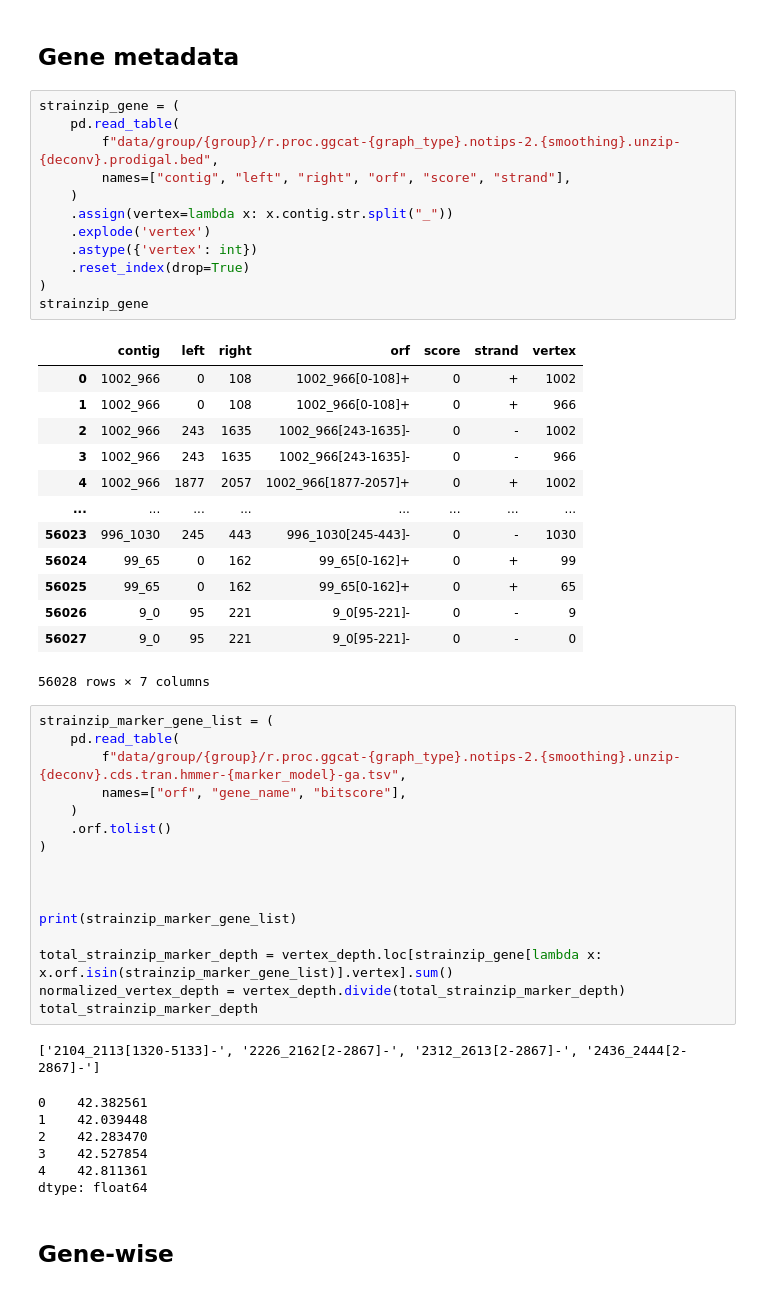
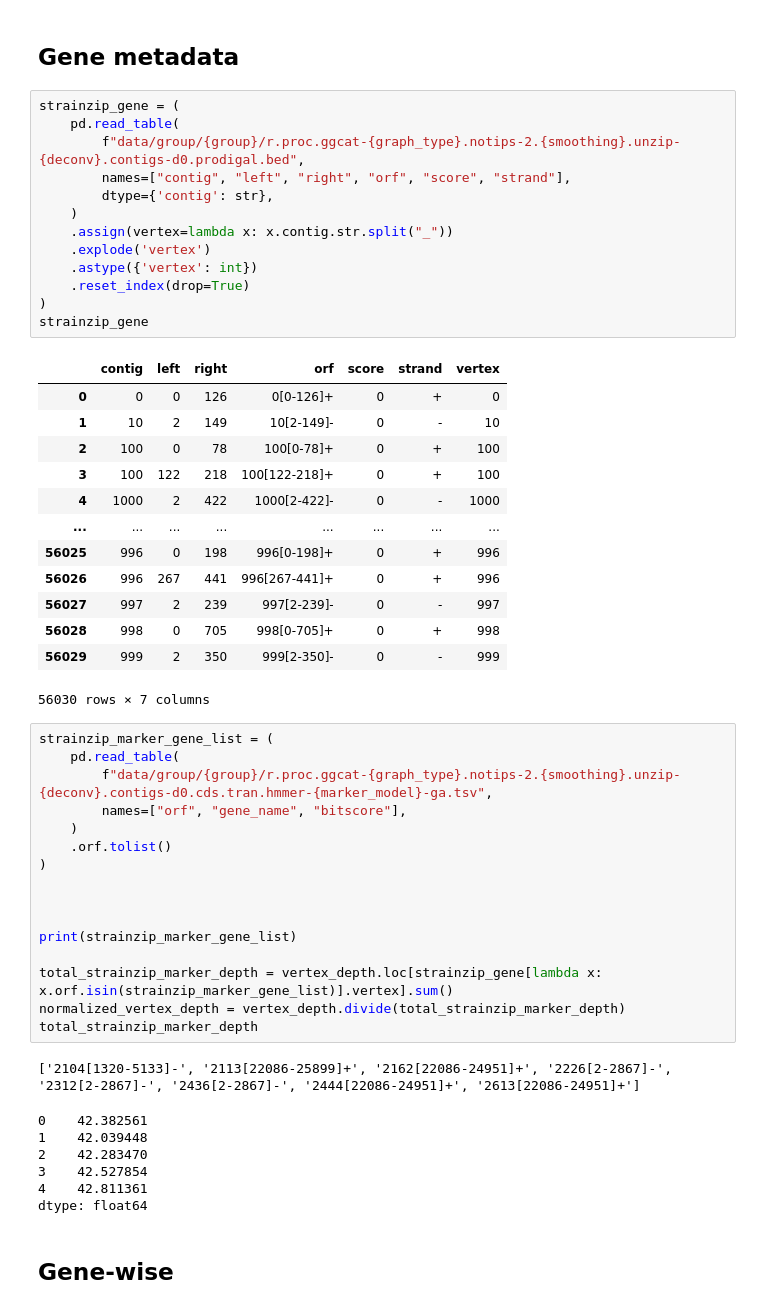
Before and after one commit to bsmith89/strain-aware-assembly, a Jupyter notebook: nb/explore_depth_estimates.ipynb, the cells around one changed output. Cells and saved outputs as stored; diff of their text form.

```diff
--- a/nb/explore_depth_estimates.ipynb
+++ b/nb/explore_depth_estimates.ipynb
@@ -84,33 +84,34 @@ Wall time: 143 ms
 # %%
 strainzip_gene = (
     pd.read_table(
-        f"data/group/{group}/r.proc.ggcat-{graph_type}.notips-2.{smoothing}.unzip-{deconv}.prodigal.bed",
+        f"data/group/{group}/r.proc.ggcat-{graph_type}.notips-2.{smoothing}.unzip-{deconv}.contigs-d0.prodigal.bed",
         names=["contig", "left", "right", "orf", "score", "strand"],
+        dtype={'contig': str},
     )
     .assign(vertex=lambda x: x.contig.str.split("_"))
     .explode('vertex')
     .astype({'vertex': int})
     .reset_index(drop=True)
 )
 strainzip_gene
 # %% [output]
 |  | contig | left | right | orf | score | strand | vertex |
-| 0 | 1002_966 | 0 | 108 | 1002_966[0-108]+ | 0 | + | 1002 |
-| 1 | 1002_966 | 0 | 108 | 1002_966[0-108]+ | 0 | + | 966 |
-| 2 | 1002_966 | 243 | 1635 | 1002_966[243-1635]- | 0 | - | 1002 |
-| 3 | 1002_966 | 243 | 1635 | 1002_966[243-1635]- | 0 | - | 966 |
-| 4 | 1002_966 | 1877 | 2057 | 1002_966[1877-2057]+ | 0 | + | 1002 |
+| 0 | 0 | 0 | 126 | 0[0-126]+ | 0 | + | 0 |
+| 1 | 10 | 2 | 149 | 10[2-149]- | 0 | - | 10 |
+| 2 | 100 | 0 | 78 | 100[0-78]+ | 0 | + | 100 |
+| 3 | 100 | 122 | 218 | 100[122-218]+ | 0 | + | 100 |
+| 4 | 1000 | 2 | 422 | 1000[2-422]- | 0 | - | 1000 |
 | ... | ... | ... | ... | ... | ... | ... | ... |
-| 56023 | 996_1030 | 245 | 443 | 996_1030[245-443]- | 0 | - | 1030 |
-| 56024 | 99_65 | 0 | 162 | 99_65[0-162]+ | 0 | + | 99 |
-| 56025 | 99_65 | 0 | 162 | 99_65[0-162]+ | 0 | + | 65 |
-| 56026 | 9_0 | 95 | 221 | 9_0[95-221]- | 0 | - | 9 |
-| 56027 | 9_0 | 95 | 221 | 9_0[95-221]- | 0 | - | 0 |
+| 56025 | 996 | 0 | 198 | 996[0-198]+ | 0 | + | 996 |
+| 56026 | 996 | 267 | 441 | 996[267-441]+ | 0 | + | 996 |
+| 56027 | 997 | 2 | 239 | 997[2-239]- | 0 | - | 997 |
+| 56028 | 998 | 0 | 705 | 998[0-705]+ | 0 | + | 998 |
+| 56029 | 999 | 2 | 350 | 999[2-350]- | 0 | - | 999 |
-56028 rows × 7 columns
+56030 rows × 7 columns
 # %%
 strainzip_marker_gene_list = (
     pd.read_table(
-        f"data/group/{group}/r.proc.ggcat-{graph_type}.notips-2.{smoothing}.unzip-{deconv}.cds.tran.hmmer-{marker_model}-ga.tsv",
+        f"data/group/{group}/r.proc.ggcat-{graph_type}.notips-2.{smoothing}.unzip-{deconv}.contigs-d0.cds.tran.hmmer-{marker_model}-ga.tsv",
         names=["orf", "gene_name", "bitscore"],
     )
     .orf.tolist()
@@ -124,7 +125,7 @@ total_strainzip_marker_depth = vertex_depth.loc[strainzip_gene[lambda x: x.orf.i
 normalized_vertex_depth = vertex_depth.divide(total_strainzip_marker_depth)
 total_strainzip_marker_depth
 # %% [output]
-['2104_2113[1320-5133]-', '2226_2162[2-2867]-', '2312_2613[2-2867]-', '2436_2444[2-2867]-']
+['2104[1320-5133]-', '2113[22086-25899]+', '2162[22086-24951]+', '2226[2-2867]-', '2312[2-2867]-', '2436[2-2867]-', '2444[22086-24951]+', '2613[22086-24951]+']
 0    42.382561
 1    42.039448
 2    42.283470
```
Also changed, not shown: parts of 5 cells of this notebook, 50 other files.
